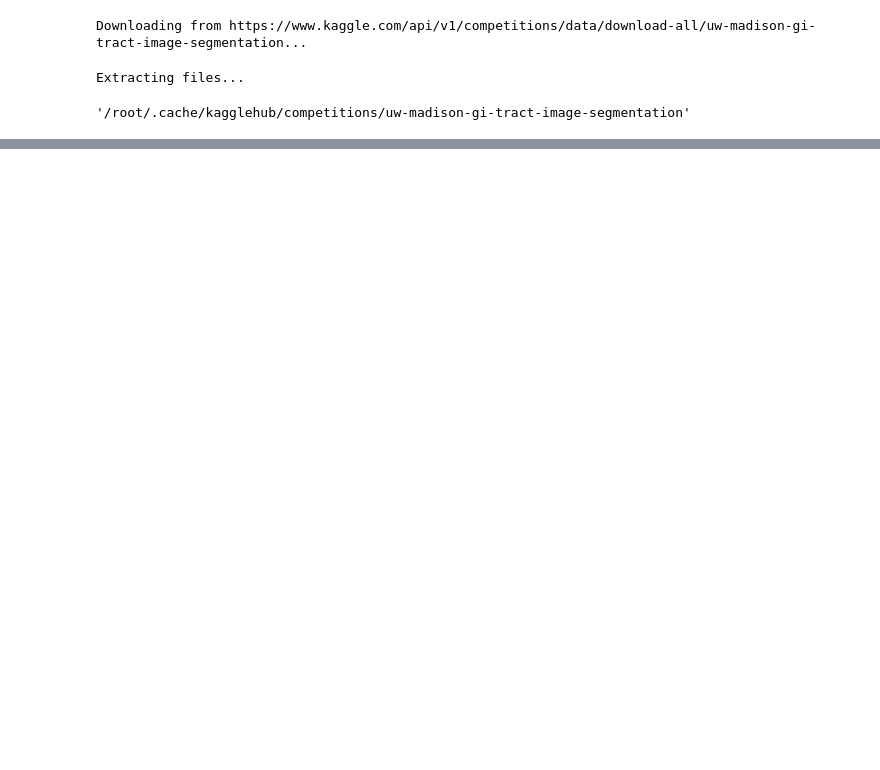
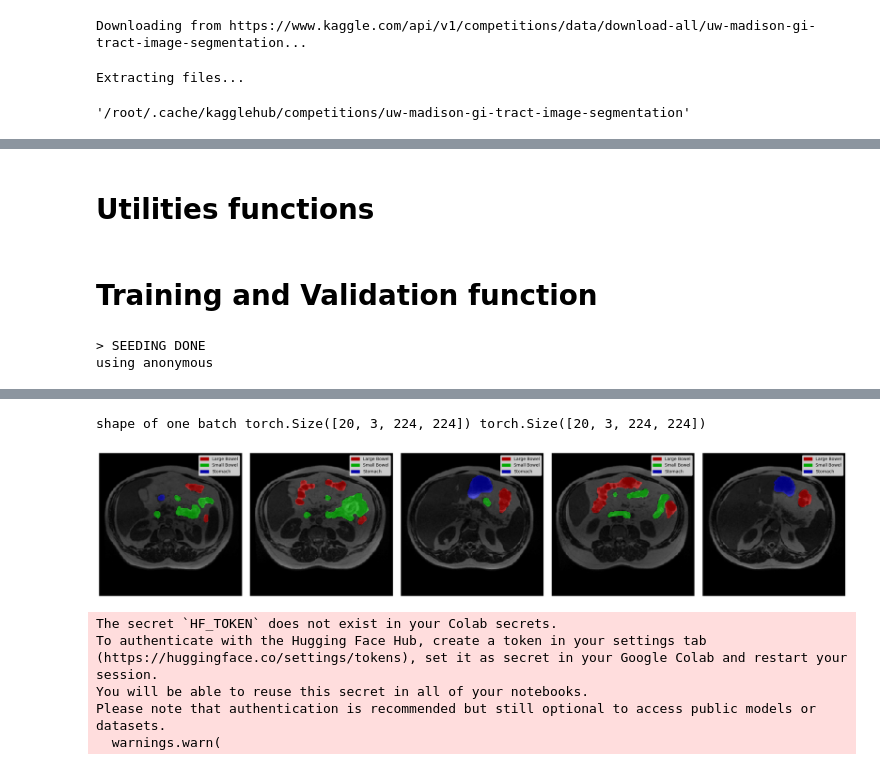
Before and after one commit to skj092/GI-Tract-Image-Segmentation, a Jupyter notebook: Untitled86.ipynb, the cells around one changed output, grey strips where cells are left out. Cells and saved outputs as stored; diff of their text form; code cells hidden in the pictures; blank space fills up the shorter version.

```diff
--- a/Untitled86.ipynb
+++ b/Untitled86.ipynb
@@ -75,6 +74,8 @@ def prepare_loaders(df, fold, data_transforms, CFG, debug=False):
                               num_workers=4, shuffle=False, pin_memory=True)
 
     return train_loader, valid_loader
+# %% [markdown]
+# Utilities functions
 # %%
 import torch
 import albumentations as A
@@ -158,6 +159,8 @@ def plot_batch(imgs, msks, size=3):
     plt.tight_layout()
     plt.savefig('batch.png')
     plt.show()
+# %% [markdown]
+# Training and Validation function
 # %%
 import torch
 from tqdm import tqdm
@@ -250,11 +253,11 @@ if __name__ == "__main__":
         print('using anonymous')
 
     # Data Preprocessing
-    path = Path('data/preprocessed')
+    path = Path(awsaf49_uwmgi_mask_dataset_path)
     df = pd.read_csv(path/'train.csv')
     df['segmentation'] = df['segmentation'].fillna('')
     df['mask_path'] = df['mask_path'].str.replace('/kaggle/input/uwmgi-mask-dataset/png/', str(path/'np')).str.replace('png', 'npy')
-    df['image_path'] = df['image_path'].str.replace('/kaggle/input/uw-madison-gi-tract-image-segmentation', str(path.parent))
+    df['image_path'] = df['image_path'].str.replace('/kaggle/input/uw-madison-gi-tract-image-segmentation', uw_madison_gi_tract_image_segmentation_path)
     df['rle_len'] = df['segmentation'].apply(len)
     df['empty'] = (df.rle_len == 0)
     # print(df.head())
@@ -268,9 +271,9 @@ if __name__ == "__main__":
     # print(df.groupby(['fold', 'empty'])['id'].count())
 
     train_loader, valid_loader = prepare_loaders(df, fold, data_transforms, CFG, debug=True)
-    # imgs, msks = next(iter(train_loader))
-    # print("shape of one batch", imgs.size(), msks.size())
-    # plot_batch(imgs, msks, 5)
+    imgs, msks = next(iter(train_loader))
+    print("shape of one batch", imgs.size(), msks.size())
+    plot_batch(imgs, msks, 5)
 
     model = smp.Unet(encoder_name=CFG.backbone, encoder_weight='imagenet', classes=CFG.n_class, activation=None)
     optimizer = optim.Adam(model.parameters(), lr=CFG.lr)
@@ -300,3 +303,6 @@ if __name__ == "__main__":
     pred = (nn.Sigmoid()(pred)>0.5).double().cpu().detach()
     xb = xb.cpu().detach()
     plot_batch(xb, pred, 5)
+# %% [output]
+> SEEDING DONE
+using anonymous
@@ -302,0 +314,7 @@ if __name__ == "__main__":
+shape of one batch torch.Size([20, 3, 224, 224]) torch.Size([20, 3, 224, 224])
+[figure, added]
+The secret `HF_TOKEN` does not exist in your Colab secrets.
+To authenticate with the Hugging Face Hub, create a token in your settings tab (https://huggingface.co/settings/tokens), set it as secret in your Google Colab and restart your session.
+You will be able to reuse this secret in all of your notebooks.
+Please note that authentication is recommended but still optional to access public models or datasets.
+  warnings.warn(
```
Also changed, not shown: parts of 9 cells of this notebook.
